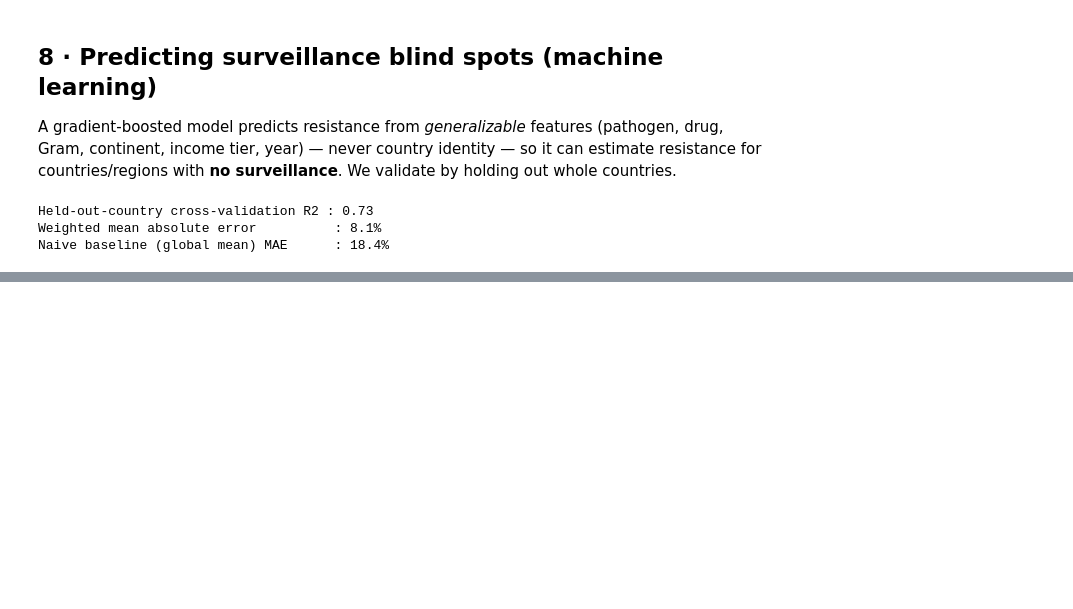
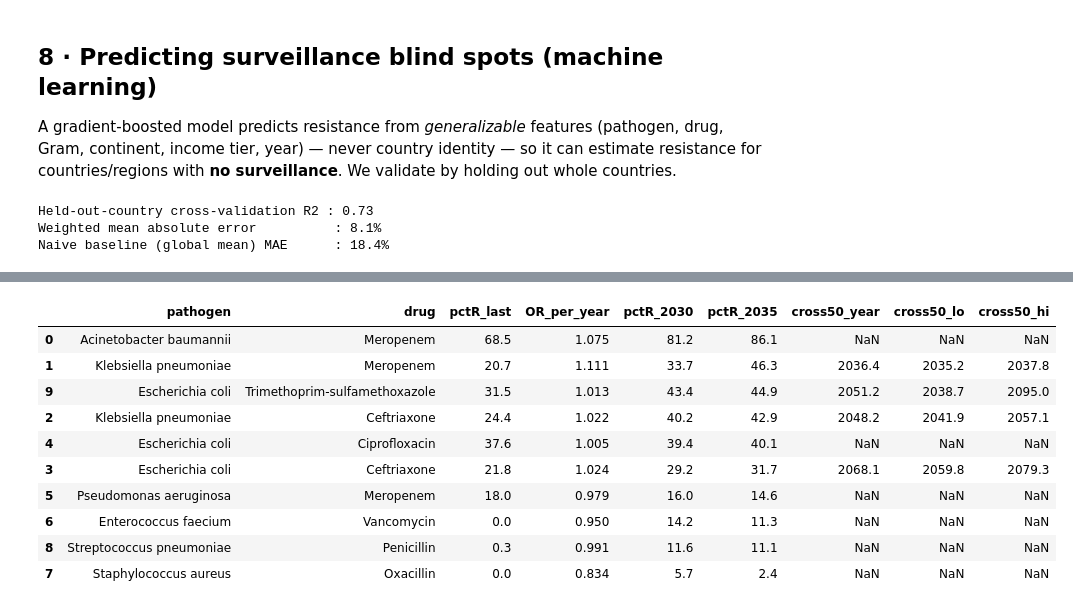
Before and after one commit to niyeldeii/AMR-VIVLI--treatment-gap-radar, a Jupyter notebook: treatment_gap_radar/notebooks/Treatment_Gap_Radar.ipynb, the cells around one changed output, grey strips where cells are left out. Saved outputs shown, nothing was run; the diff lists cells and outputs as text; code cells hidden in the pictures; blank space fills up the shorter version.

```diff
--- a/treatment_gap_radar/notebooks/Treatment_Gap_Radar.ipynb
+++ b/treatment_gap_radar/notebooks/Treatment_Gap_Radar.ipynb
@@ -261,0 +266,16 @@ viz.blindspot_continent('Klebsiella pneumoniae', 'Meropenem')
+# %%
+ft = pd.read_parquet(PROCESSED_DIR / "forecasts.parquet")
+ft[["pathogen", "drug", "pctR_last", "OR_per_year", "pctR_2030", "pctR_2035",
+    "cross50_year", "cross50_lo", "cross50_hi"]]
+# %% [output]
+|  | pathogen | drug | pctR_last | OR_per_year | pctR_2030 | pctR_2035 | cross50_year | cross50_lo | cross50_hi |
+| 0 | Acinetobacter baumannii | Meropenem | 68.5 | 1.075 | 81.2 | 86.1 | NaN | NaN | NaN |
+| 1 | Klebsiella pneumoniae | Meropenem | 20.7 | 1.111 | 33.7 | 46.3 | 2036.4 | 2035.2 | 2037.8 |
+| 9 | Escherichia coli | Trimethoprim-sulfamethoxazole | 31.5 | 1.013 | 43.4 | 44.9 | 2051.2 | 2038.7 | 2095.0 |
+| 2 | Klebsiella pneumoniae | Ceftriaxone | 24.4 | 1.022 | 40.2 | 42.9 | 2048.2 | 2041.9 | 2057.1 |
+| 4 | Escherichia coli | Ciprofloxacin | 37.6 | 1.005 | 39.4 | 40.1 | NaN | NaN | NaN |
+| 3 | Escherichia coli | Ceftriaxone | 21.8 | 1.024 | 29.2 | 31.7 | 2068.1 | 2059.8 | 2079.3 |
+| 5 | Pseudomonas aeruginosa | Meropenem | 18.0 | 0.979 | 16.0 | 14.6 | NaN | NaN | NaN |
+| 6 | Enterococcus faecium | Vancomycin | 0.0 | 0.950 | 14.2 | 11.3 | NaN | NaN | NaN |
+| 8 | Streptococcus pneumoniae | Penicillin | 0.3 | 0.991 | 11.6 | 11.1 | NaN | NaN | NaN |
+| 7 | Staphylococcus aureus | Oxacillin | 0.0 | 0.834 | 5.7 | 2.4 | NaN | NaN | NaN |
```
Also changed, not shown: parts of 7 cells of this notebook, 15 other files.
